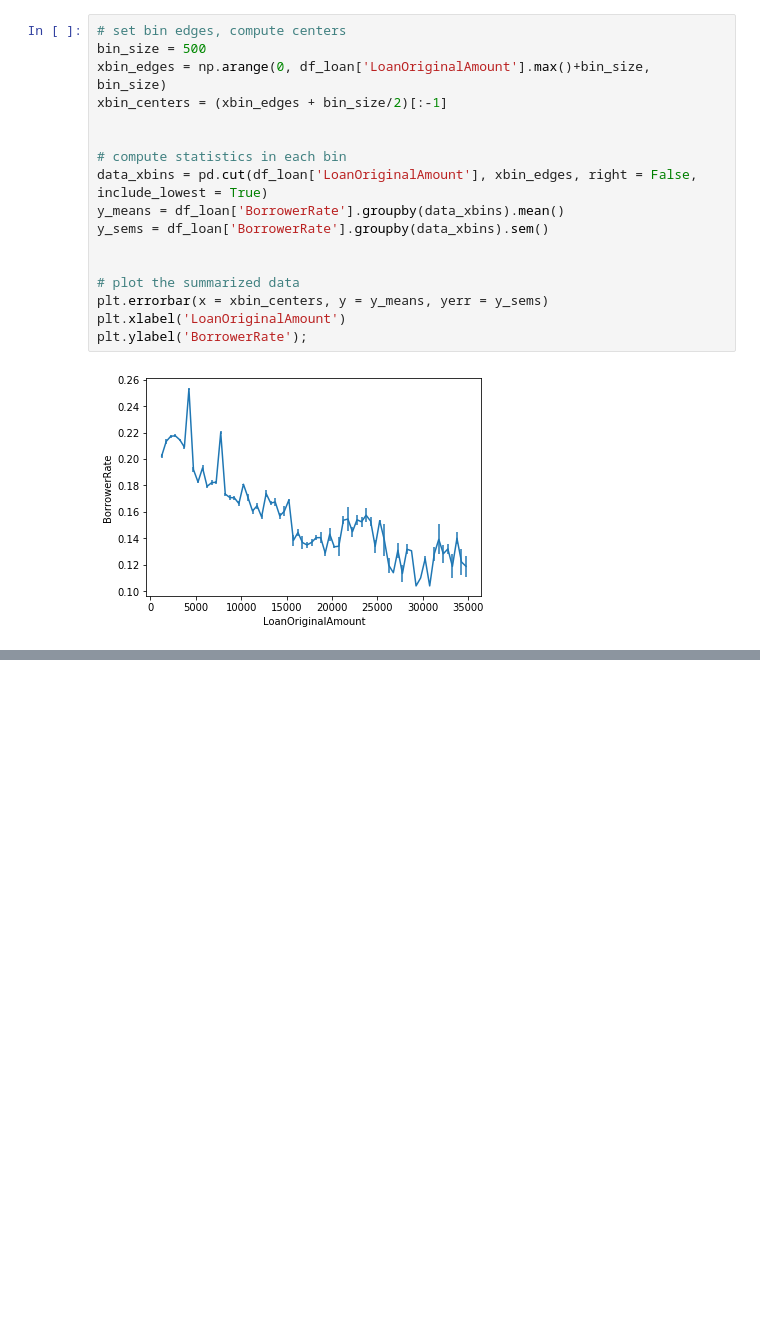
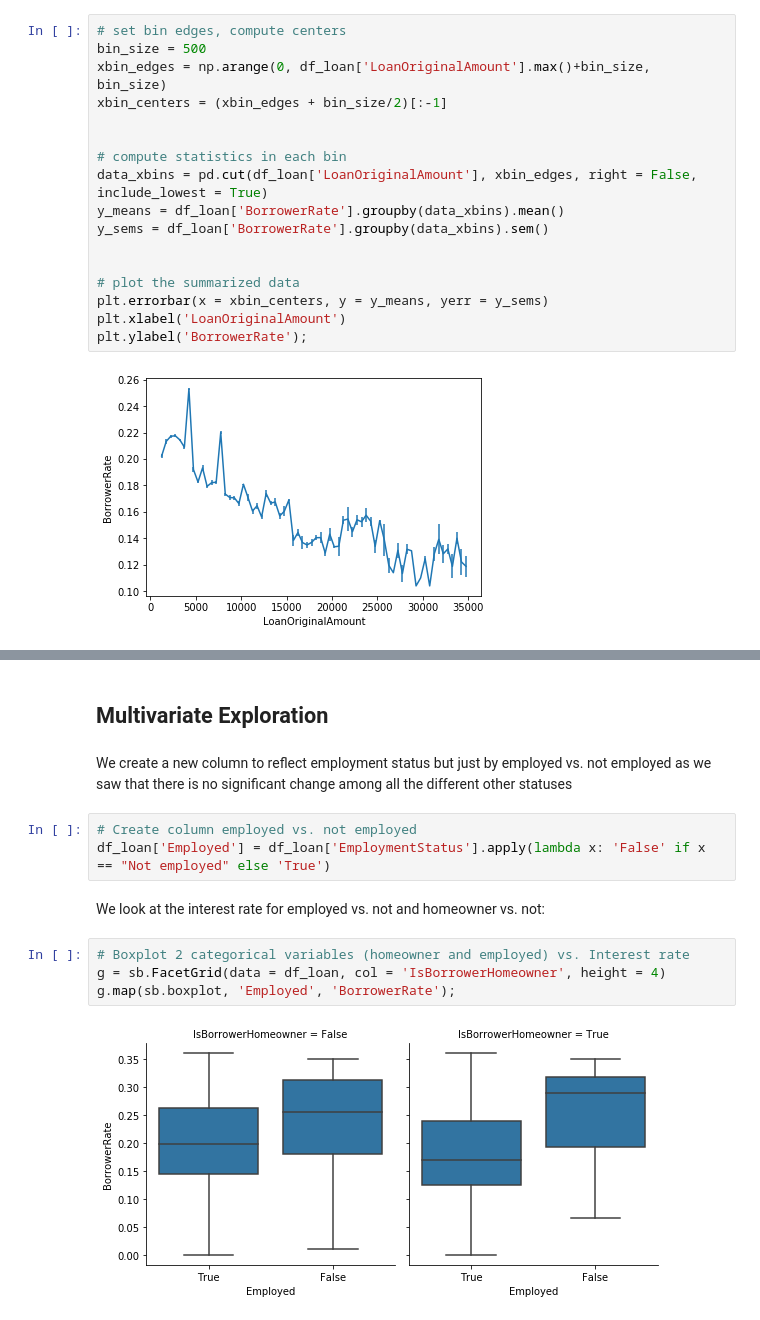
Before and after one commit to LauranneKer/Communicate-data-findings, a Jupyter notebook: exploration_template.ipynb, the cells around one changed output, grey strips where cells are left out. Drawn from its saved outputs; the diff is of its cells as text; blank space fills up the shorter version.

```diff
--- a/exploration_template.ipynb
+++ b/exploration_template.ipynb
@@ -618,0 +620,15 @@ the quote-formatted guide notes like this one before you finish your report!
+# %% [markdown]
+## Multivariate Exploration
+# %% [markdown]
+We create a new column to reflect employment status but just by employed vs. not employed as we saw that there is no significant change among all the different other statuses
+# %%
+# Create column employed vs. not employed
+df_loan['Employed'] = df_loan['EmploymentStatus'].apply(lambda x: 'False' if x == "Not employed" else 'True')
+# %% [markdown]
+We look at the interest rate for employed vs. not and homeowner vs. not:
+# %%
+# Boxplot 2 categorical variables (homeowner and employed) vs. Interest rate
+g = sb.FacetGrid(data = df_loan, col = 'IsBorrowerHomeowner', height = 4)
+g.map(sb.boxplot, 'Employed', 'BorrowerRate');
+# %% [output]
+[figure, added]
```
Also changed, not shown: parts of 36 cells of this notebook, 5 other files.
